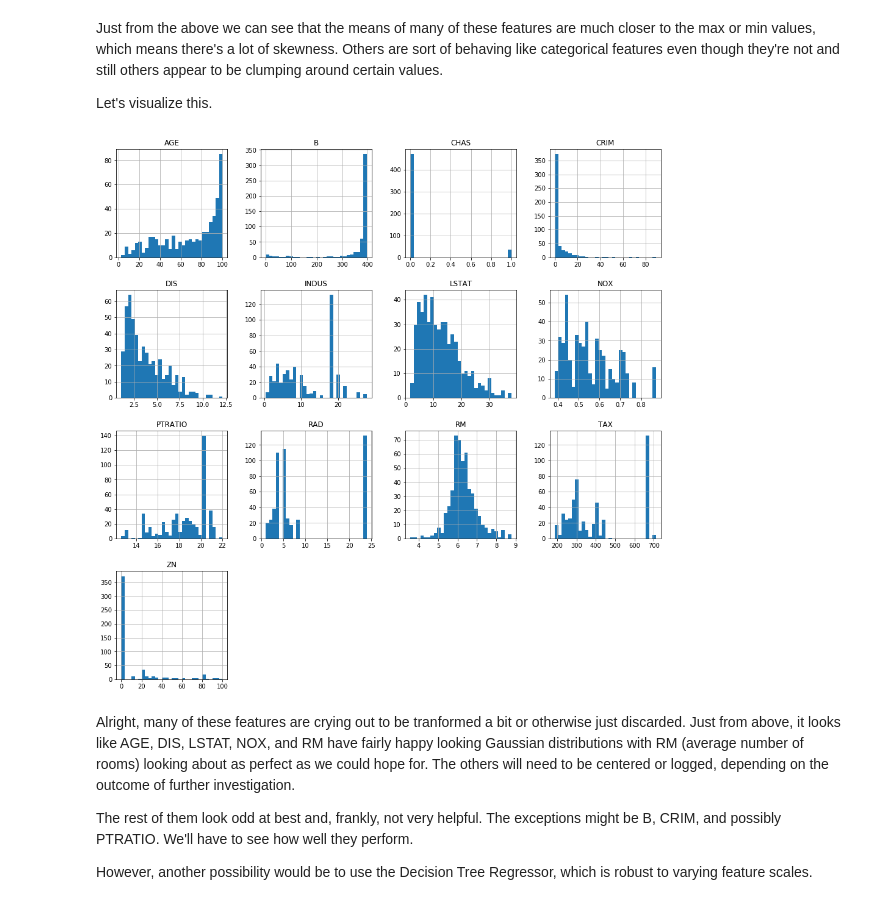
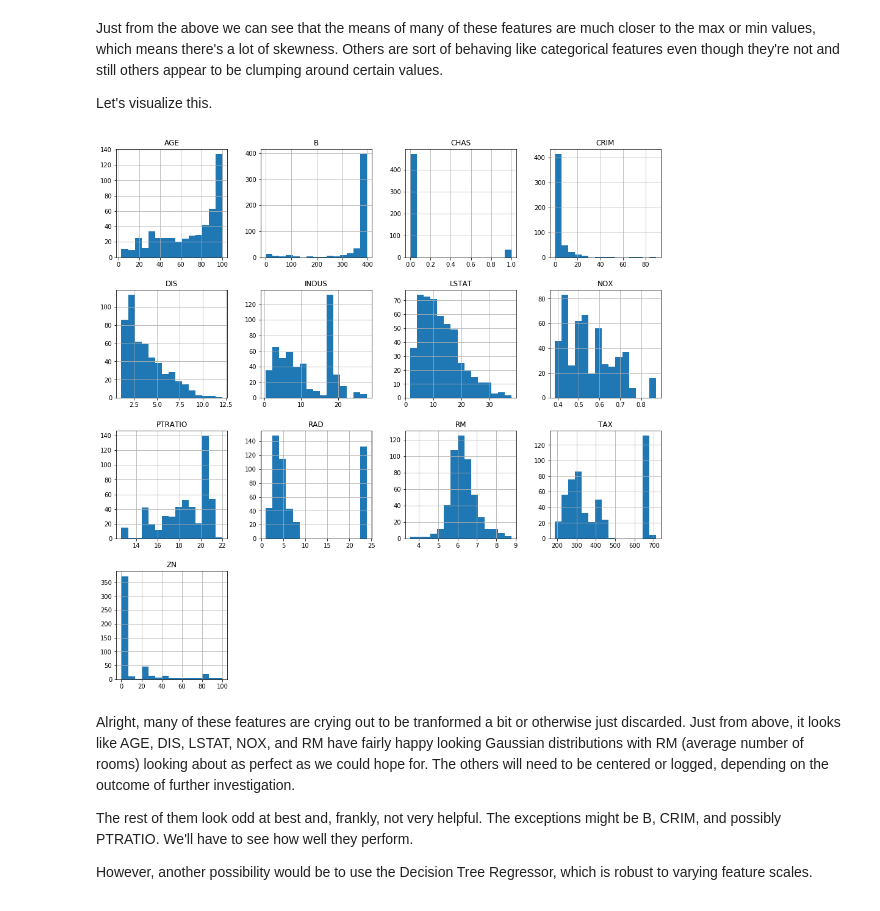
Before and after one commit to Tashwini12/Boston-Housing, a Jupyter notebook: boston_housing.ipynb, the cells around one changed output. Cells and saved outputs as stored; diff of their text form; code cells hidden in the pictures.

```diff
--- a/boston_housing.ipynb
+++ b/boston_housing.ipynb
@@ -187,9 +187,9 @@ Just from the above we can see that the means of many of these features are much
 
 Let's visualize this.
 # %%
-features.hist(bins=30, figsize=(16,16));
+features.hist(bins=15, figsize=(16,16));
 # %% [output]
-[figure, old version]
+[figure, new version]
 # %% [markdown]
 Alright, many of these features are crying out to be tranformed a bit or otherwise just discarded. Just from above, it looks like AGE, DIS, LSTAT, NOX, and RM have fairly happy looking Gaussian distributions with RM (average number of rooms) looking about as perfect as we could hope for. The others will need to be centered or logged, depending on the outcome of further investigation.
 
```
Also changed, not shown: parts of 31 cells of this notebook.
